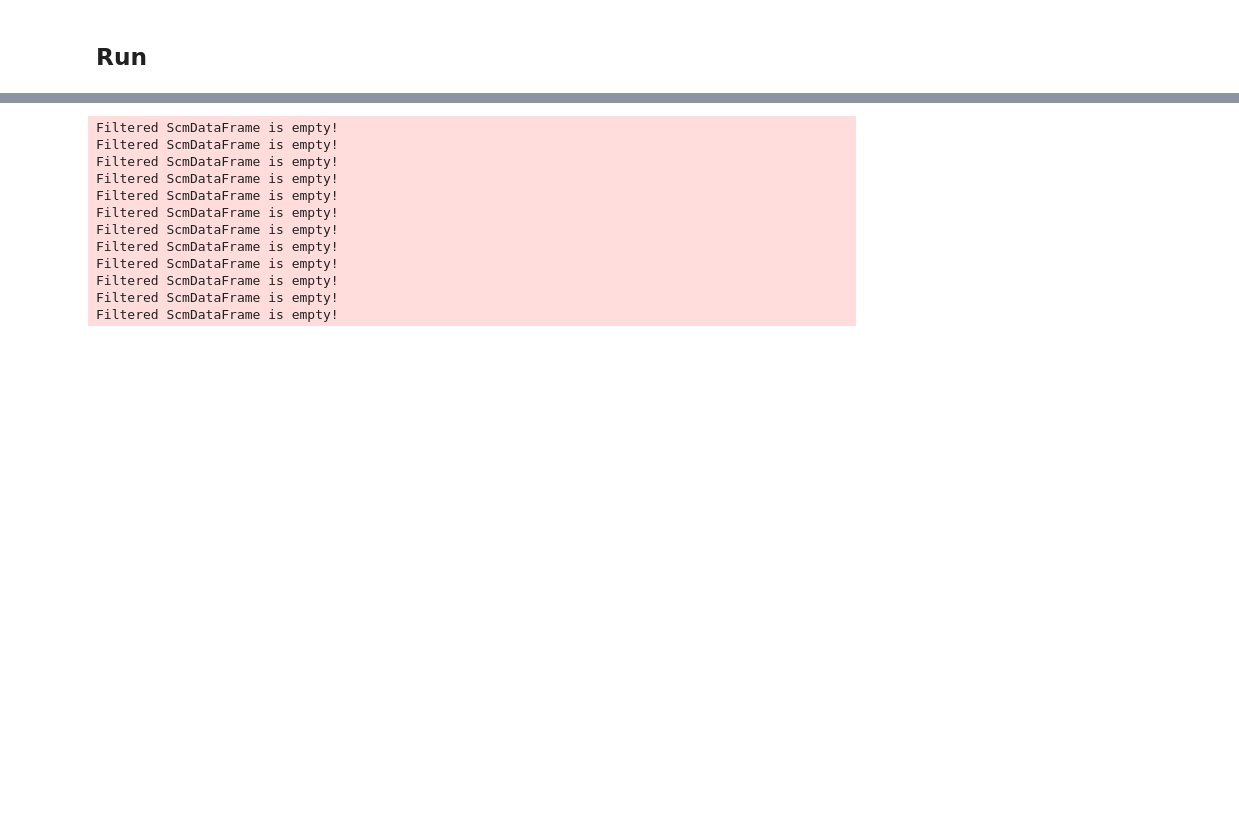
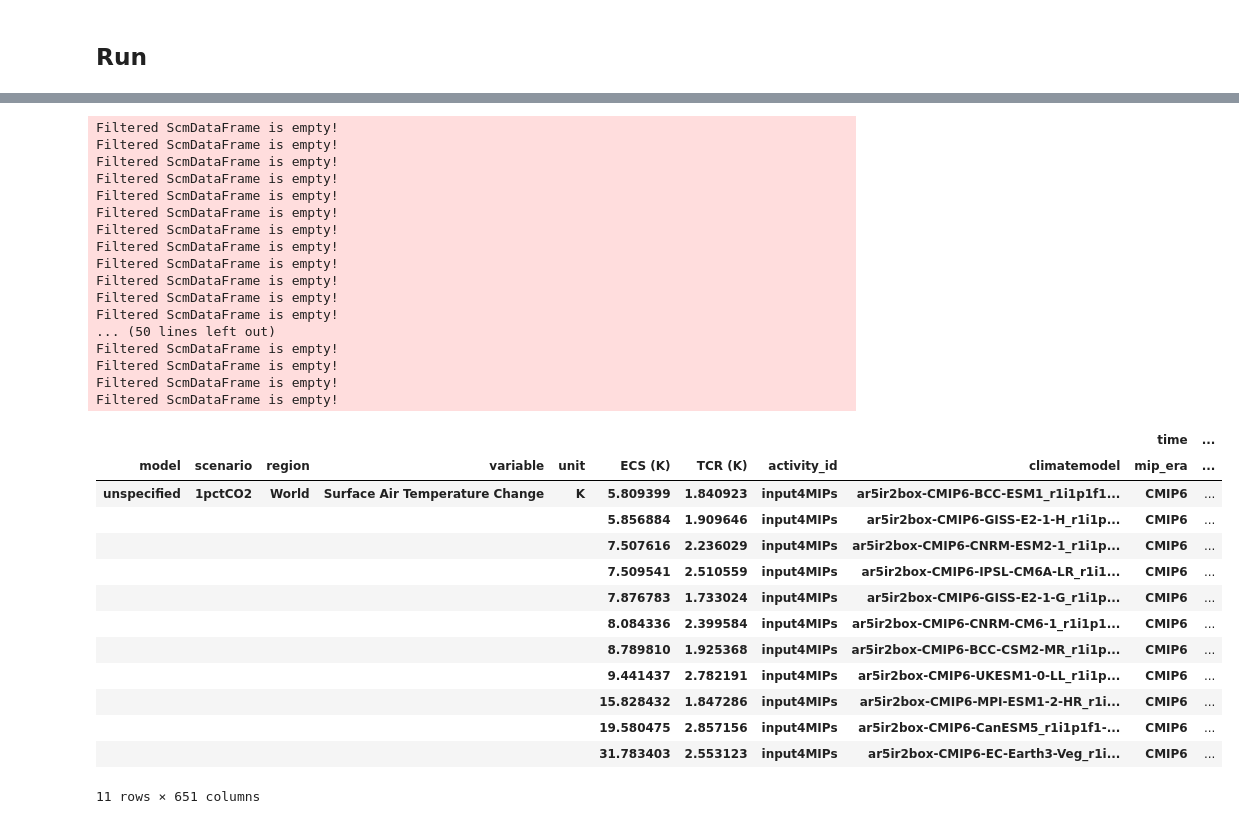
Before and after one commit to openscm/openscm, a Jupyter notebook: notebooks/ar5ir_rcmip.ipynb, the cells around one changed output, grey strips where cells are left out. Saved outputs shown, nothing was run; the diff lists cells and outputs as text; code cells hidden in the pictures; blank space fills up the shorter version.

```diff
--- a/notebooks/ar5ir_rcmip.ipynb
+++ b/notebooks/ar5ir_rcmip.ipynb
@@ -279,10 +303,13 @@ rcmip_data.filter(variable="Effective Radiative Forcing|Non-CO2").head()
 # %%
-models = [AR5IR2Box, AR5IR3Box]
+import warnings
+warnings.filterwarnings("ignore")
 
+runners_cfgs = {AR5IR2Box: ar5ir2box_cfgs, AR5IR3Box: ar5ir3box_cfgs}
 
 results = []
-for model in tqdm.notebook.tqdm(models, desc="Model"):
+for runner, cfgs in tqdm.notebook.tqdm(runners_cfgs.items(), desc="Model"):
     runner = model()
+    runner.co2_pi = co2_conc_0
     startyear=1750
     endyear=2500
     scens_to_run = rcmip_data.filter(
@@ -292,8 +319,21 @@ for model in tqdm.notebook.tqdm(models, desc="Model"):
     )["scenario"].unique()
     for scenario in tqdm.notebook.tqdm(scens_to_run, desc="scenarios", leave=False):
         run_df = rcmip_data.filter(scenario=scenario, year=range(startyear, endyear+1))
-        res_run = runner.run(run_df, {})
-        results.append(res_run)
+        for cfg in tqdm.notebook.tqdm(cfgs, desc="configs", leave=False):
+            pvs = cfg["parameter_values"]
+            res_run = runner.run(run_df, pvs)
+            res_run.set_meta(cfg["name"], "climatemodel")
+
+            ecs = pvs["f2x"] * (pvs["c1"] + pvs["c2"])
+            res_run.set_meta(ecs, "ECS (K)")
+
+            tcr = pvs["f2x"] * (
+                (pvs["c1"] * (1 - (pvs["d1"] / 70) * (1 - np.exp(-70 / pvs["d1"]))))
+                + (pvs["c2"] * (1 - (pvs["d2"] / 70) * (1 - np.exp(-70 / pvs["d2"]))))
+            )
+            res_run.set_meta(tcr, "TCR (K)")
+
+            results.append(res_run)
 
 results = df_append(results)
 # %% [output]
@@ -309,3 +349,25 @@ Filtered ScmDataFrame is empty!
 Filtered ScmDataFrame is empty!
 Filtered ScmDataFrame is empty!
 Filtered ScmDataFrame is empty!
+... (50 lines left out)
+Filtered ScmDataFrame is empty!
+Filtered ScmDataFrame is empty!
+Filtered ScmDataFrame is empty!
+Filtered ScmDataFrame is empty!
+# %%
+results.filter(scenario="1pctCO2", variable="*Temperature*").timeseries()
+# %% [output]
+|  |  |  |  |  |  |  |  |  | time | ... |
+| model | scenario | region | variable | unit | ECS (K) | TCR (K) | activity_id | climatemodel | mip_era | ... |
+| unspecified | 1pctCO2 | World | Surface Air Temperature Change | K | 5.809399 | 1.840923 | input4MIPs | ar5ir2box-CMIP6-BCC-ESM1_r1i1p1f1... | CMIP6 | ... |
+|  |  |  |  |  | 5.856884 | 1.909646 | input4MIPs | ar5ir2box-CMIP6-GISS-E2-1-H_r1i1p... | CMIP6 | ... |
+|  |  |  |  |  | 7.507616 | 2.236029 | input4MIPs | ar5ir2box-CMIP6-CNRM-ESM2-1_r1i1p... | CMIP6 | ... |
+|  |  |  |  |  | 7.509541 | 2.510559 | input4MIPs | ar5ir2box-CMIP6-IPSL-CM6A-LR_r1i1... | CMIP6 | ... |
+|  |  |  |  |  | 7.876783 | 1.733024 | input4MIPs | ar5ir2box-CMIP6-GISS-E2-1-G_r1i1p... | CMIP6 | ... |
+|  |  |  |  |  | 8.084336 | 2.399584 | input4MIPs | ar5ir2box-CMIP6-CNRM-CM6-1_r1i1p1... | CMIP6 | ... |
+|  |  |  |  |  | 8.789810 | 1.925368 | input4MIPs | ar5ir2box-CMIP6-BCC-CSM2-MR_r1i1p... | CMIP6 | ... |
+|  |  |  |  |  | 9.441437 | 2.782191 | input4MIPs | ar5ir2box-CMIP6-UKESM1-0-LL_r1i1p... | CMIP6 | ... |
+|  |  |  |  |  | 15.828432 | 1.847286 | input4MIPs | ar5ir2box-CMIP6-MPI-ESM1-2-HR_r1i... | CMIP6 | ... |
+|  |  |  |  |  | 19.580475 | 2.857156 | input4MIPs | ar5ir2box-CMIP6-CanESM5_r1i1p1f1-... | CMIP6 | ... |
+|  |  |  |  |  | 31.783403 | 2.553123 | input4MIPs | ar5ir2box-CMIP6-EC-Earth3-Veg_r1i... | CMIP6 | ... |
+11 rows × 651 columns
```
Also changed, not shown: parts of 7 cells of this notebook, 1 other file.
